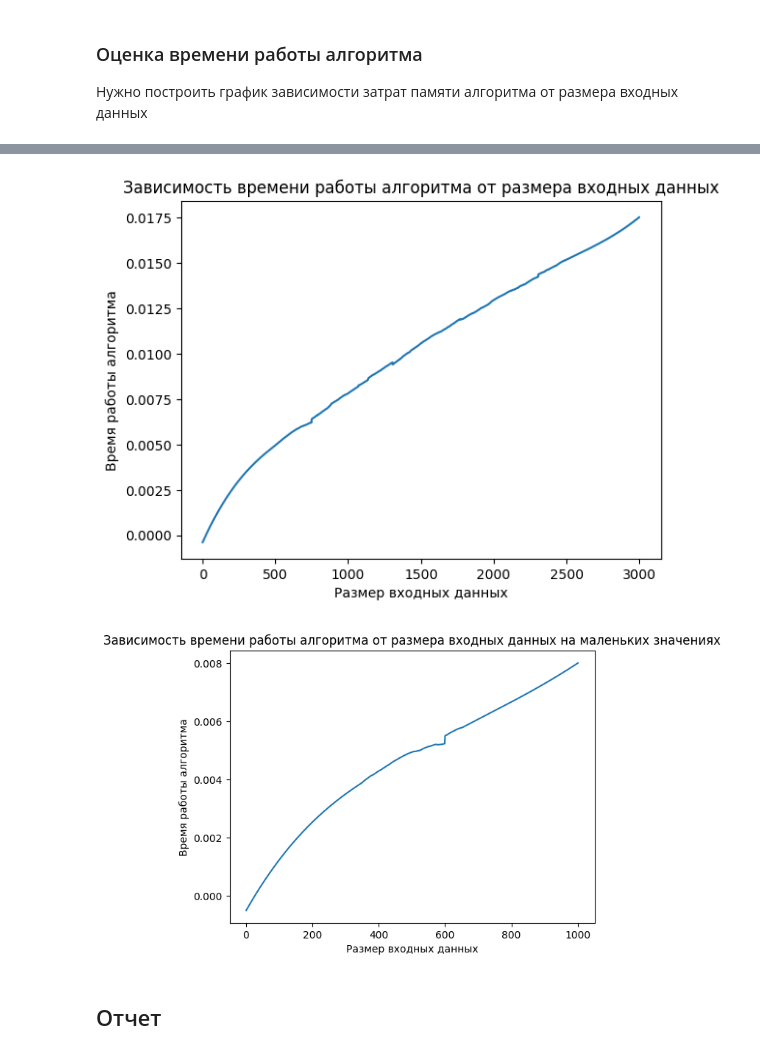
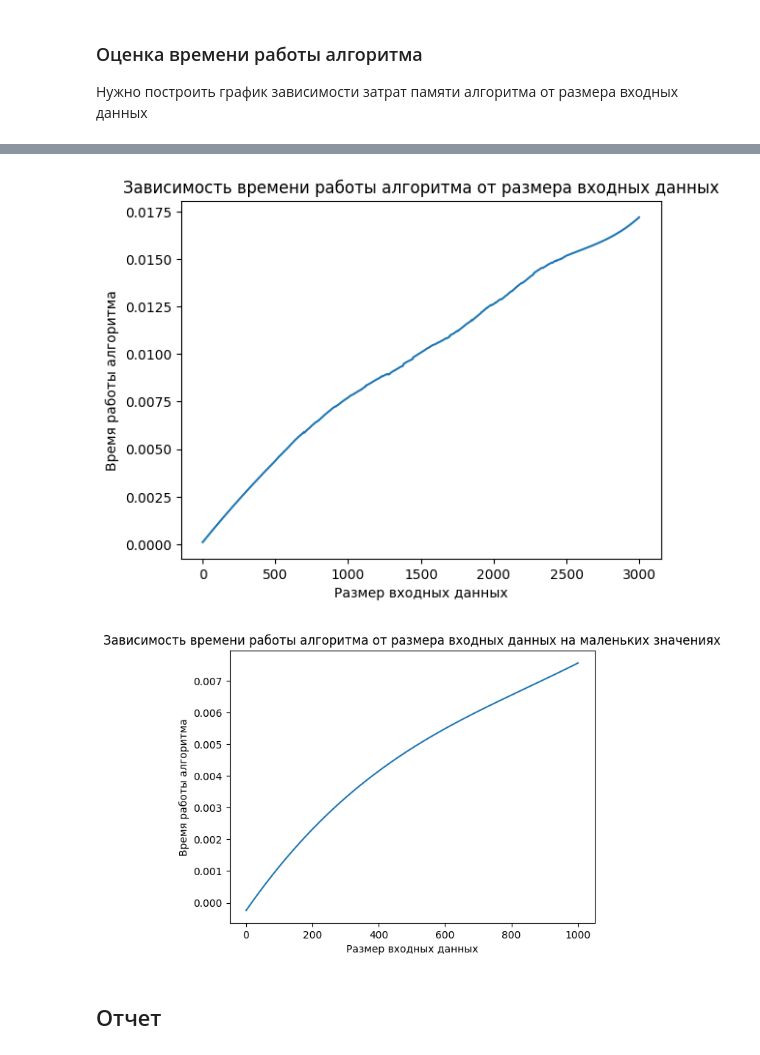
Before and after one commit to youngdanon/mat_stat.15points, a Jupyter notebook: src/q-digest.ipynb, the cells around one changed output, grey strips where cells are left out. Drawn from its saved outputs; the diff is of its cells as text; code cells hidden in the pictures.

```diff
--- a/src/q-digest.ipynb
+++ b/src/q-digest.ipynb
@@ -183,8 +183,8 @@ class Qdigest:
 ### Function for comparing the results of the `Q-Digest` and the `numpy.percentile` function
 # %%
 def compare(data_to_test: list, percentiles: list, log: bool = False):
-    # Функция для сравнения q-digest и numpy
-    print(f'Comparing q-digest to numpy. Datasize: {len(data_to_test)}')
+    if log:
+        print(f'Comparing q-digest to numpy. Datasize: {len(data_to_test)}')
     # Создаем новый объект Tdigest
     q_digest = Qdigest()
     # Добавляем каждый элемент из data_to_test в Tdigest
@@ -322,9 +322,10 @@ data_sizes = np.arange(10, 1000, 1)
 
 differences = []
 
-for data_size in data_sizes:
+for index, data_size in enumerate(data_sizes):
     data = np.random.normal(0, 100, data_size)
-    q_digest_percentiles, np_percentiles, differences_by_quantile = compare(data, quantiles_to_test, log=False)
+    logging = True if (index + 1) % 100 == 0 else False
+    q_digest_percentiles, np_percentiles, differences_by_quantile = compare(data, quantiles_to_test, log=logging)
     differences_mean = np.mean(differences_by_quantile)
     differences.append(differences_mean)
 # %% [output]
@@ -366,13 +368,13 @@ def get_25_percentile(data):
         q_digest.add(i)
     return q_digest.percentile(0.25)
 # %%
-data_sizes = np.concatenate([np.arange(1, 3000, 1)])
+data_sizes = np.arange(1, 3000, 1)
 # %%
 # Создаем список для хранения времени работы алгоритма
 times = []
 
 # измерение времени работы и затрат по памяти алгоритма для каждого размера входных данных
-for data_size in data_sizes:
+for index, data_size in enumerate(data_sizes):
     # Генерируем данные равномерного распределения
     data = np.random.uniform(0, 100, data_size)
     # Запускаем таймер
@@ -385,5 +387,6 @@ for data_size in data_sizes:
     time_elapsed = end_time - start_time
     # Добавляем время работы алгоритма в список
     times.append(time_elapsed)
-    print(f'Размер входных данных: {data_size}, время работы алгоритма: {time_elapsed:.10f} секунд')
+    if (index + 1) % 500 == 0:
+        print(f'Размер входных данных: {data_size}, время работы алгоритма: {time_elapsed:.10f} секунд')
 # %% [output]
@@ -418,18 +409,18 @@ plt.xlabel('Размер входных данных')
 plt.ylabel('Время работы алгоритма')
 plt.show()
 # %% [output]
-[figure, old version]
+[figure, new version]
 # %%
 # рассмотрим график на маленьких значениях входных данных
 small_times = times[:1000]
-filtered_small_times = savgol_filter(small_times, 700, 3)
+filtered_small_times = savgol_filter(small_times, 1000, 3)
 plt.plot(data_sizes[:1000], filtered_small_times)
 plt.title('Зависимость времени работы алгоритма от размера входных данных на маленьких значениях')
 plt.xlabel('Размер входных данных')
 plt.ylabel('Время работы алгоритма')
 plt.show()
 # %% [output]
-[figure, old version]
+[figure, new version]
 # %% [markdown]
 ## Отчет
 # %% [markdown]
```
Also changed, not shown: parts of 10 cells of this notebook.
